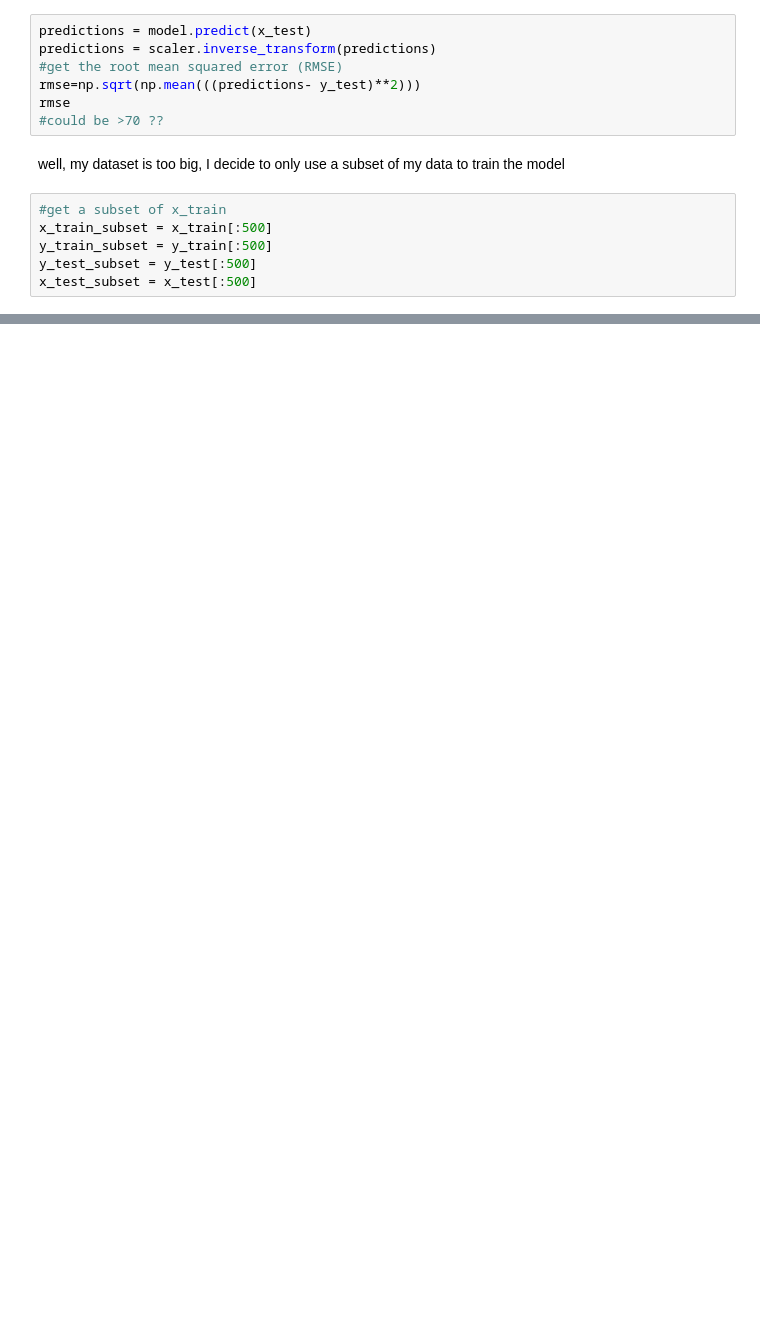
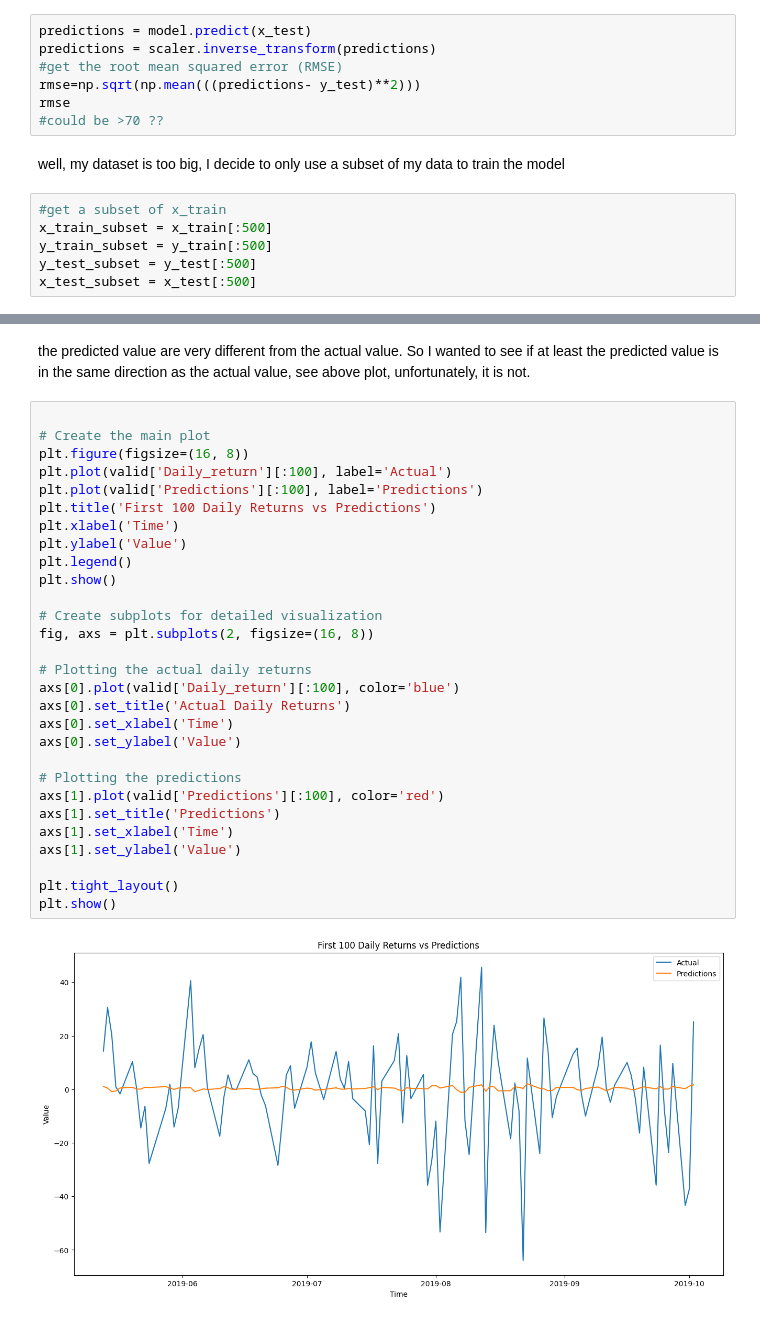
Before and after one commit to ACM40960/project-QianSandeep, a Jupyter notebook: trial.ipynb, the cells around one changed output, grey strips where cells are left out. Drawn from its saved outputs; the diff is of its cells as text; blank space fills up the shorter version.

```diff
--- a/trial.ipynb
+++ b/trial.ipynb
@@ -728,0 +1509,34 @@ plt.show()
+# %% [markdown]
+the predicted value are very different from the actual value.
+So I wanted to see if at least the predicted value is in the same direction as the actual value, see above plot, unfortunately, it is not.
+# %%
+
+# Create the main plot
+plt.figure(figsize=(16, 8))
+plt.plot(valid['Daily_return'][:100], label='Actual')
+plt.plot(valid['Predictions'][:100], label='Predictions')
+plt.title('First 100 Daily Returns vs Predictions')
+plt.xlabel('Time')
+plt.ylabel('Value')
+plt.legend()
+plt.show()
+
+# Create subplots for detailed visualization
+fig, axs = plt.subplots(2, figsize=(16, 8))
+
+# Plotting the actual daily returns
+axs[0].plot(valid['Daily_return'][:100], color='blue')
+axs[0].set_title('Actual Daily Returns')
+axs[0].set_xlabel('Time')
+axs[0].set_ylabel('Value')
+
+# Plotting the predictions
+axs[1].plot(valid['Predictions'][:100], color='red')
+axs[1].set_title('Predictions')
+axs[1].set_xlabel('Time')
+axs[1].set_ylabel('Value')
+
+plt.tight_layout()
+plt.show()
+# %% [output]
+[figure, added]
```
Also changed, not shown: parts of 37 cells of this notebook.
